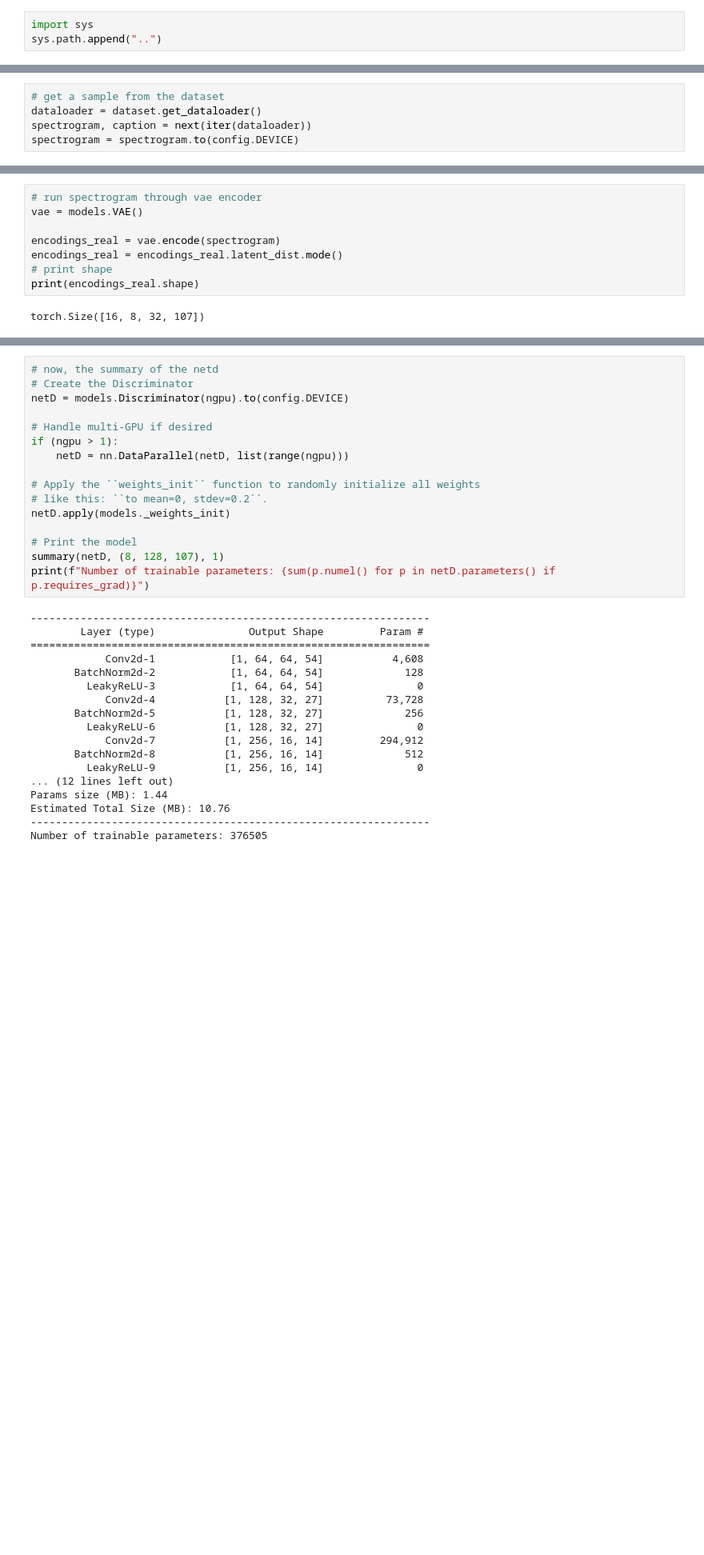
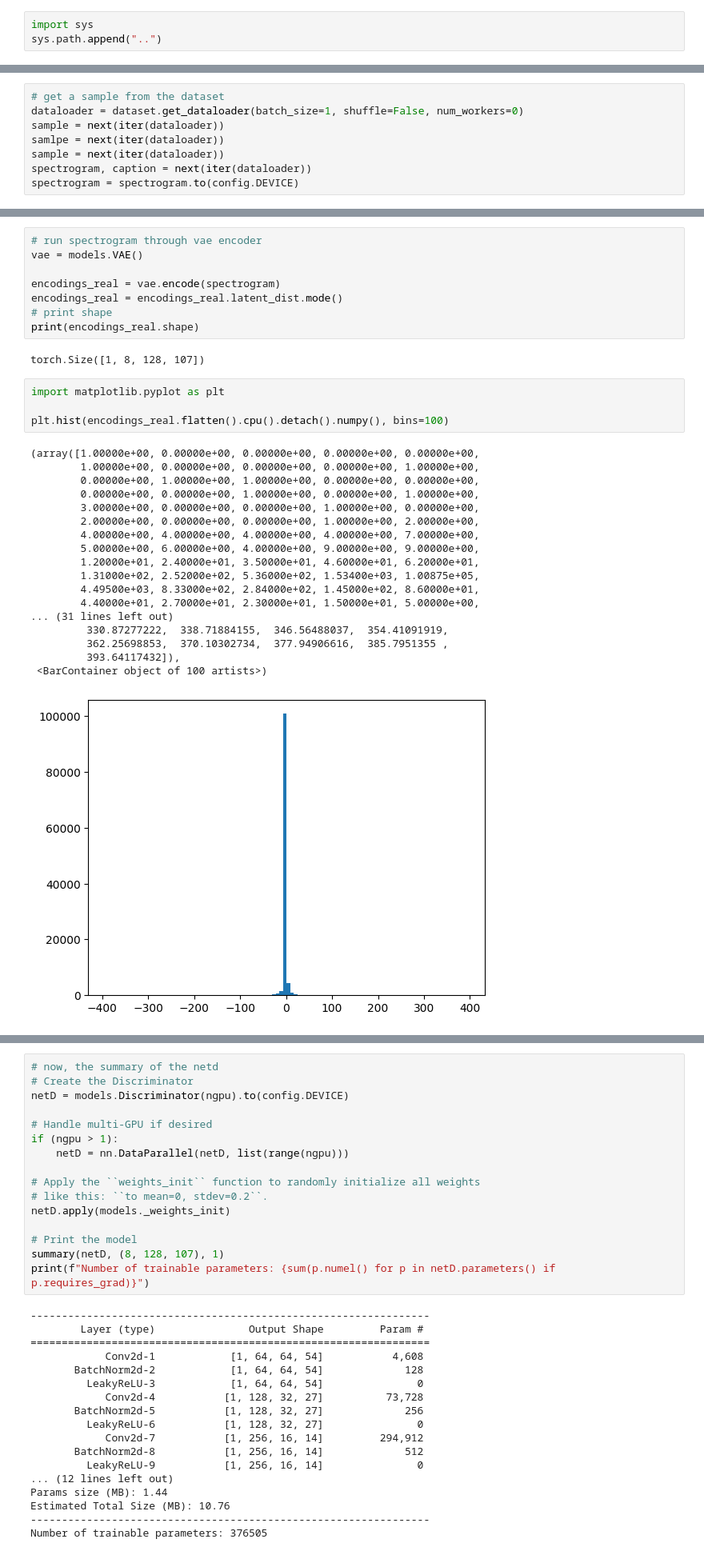
Before and after one commit to ctrlMarcio/FEUP-Synthesizing-Audio-from-Textual-Input, a Jupyter notebook: notebooks/ganmix/notebooks/test_models.ipynb, the cells around one changed output, grey strips where cells are left out. Shown at 80% size. Saved outputs shown, nothing was run; the diff lists cells and outputs as text; blank space fills up the shorter version.

```diff
--- a/notebooks/ganmix/notebooks/test_models.ipynb
+++ b/notebooks/ganmix/notebooks/test_models.ipynb
@@ -18,5 +18,8 @@ To enable the following instructions: AVX2 AVX512F AVX512_VNNI FMA, in other ope
 # %%
 # get a sample from the dataset
-dataloader = dataset.get_dataloader()
+dataloader = dataset.get_dataloader(batch_size=1, shuffle=False, num_workers=0)
+sample = next(iter(dataloader))
+samlpe = next(iter(dataloader))
+sample = next(iter(dataloader))
 spectrogram, caption = next(iter(dataloader))
 spectrogram = spectrogram.to(config.DEVICE)
@@ -29,5 +36,28 @@ encodings_real = encodings_real.latent_dist.mode()
 # print shape
 print(encodings_real.shape)
 # %% [output]
-torch.Size([16, 8, 32, 107])
+torch.Size([1, 8, 128, 107])
+# %%
+import matplotlib.pyplot as plt
+
+plt.hist(encodings_real.flatten().cpu().detach().numpy(), bins=100)
+# %% [output]
+(array([1.00000e+00, 0.00000e+00, 0.00000e+00, 0.00000e+00, 0.00000e+00,
+        1.00000e+00, 0.00000e+00, 0.00000e+00, 0.00000e+00, 1.00000e+00,
+        0.00000e+00, 1.00000e+00, 1.00000e+00, 0.00000e+00, 0.00000e+00,
+        0.00000e+00, 0.00000e+00, 1.00000e+00, 0.00000e+00, 1.00000e+00,
+        3.00000e+00, 0.00000e+00, 0.00000e+00, 1.00000e+00, 0.00000e+00,
+        2.00000e+00, 0.00000e+00, 0.00000e+00, 1.00000e+00, 2.00000e+00,
+        4.00000e+00, 4.00000e+00, 4.00000e+00, 4.00000e+00, 7.00000e+00,
+        5.00000e+00, 6.00000e+00, 4.00000e+00, 9.00000e+00, 9.00000e+00,
+        1.20000e+01, 2.40000e+01, 3.50000e+01, 4.60000e+01, 6.20000e+01,
+        1.31000e+02, 2.52000e+02, 5.36000e+02, 1.53400e+03, 1.00875e+05,
+        4.49500e+03, 8.33000e+02, 2.84000e+02, 1.45000e+02, 8.60000e+01,
+        4.40000e+01, 2.70000e+01, 2.30000e+01, 1.50000e+01, 5.00000e+00,
+... (31 lines left out)
+         330.87277222,  338.71884155,  346.56488037,  354.41091919,
+         362.25698853,  370.10302734,  377.94906616,  385.7951355 ,
+         393.64117432]),
+ <BarContainer object of 100 artists>)
+[figure, added]
 # %%
```
Also changed, not shown: parts of 4 cells of this notebook, 7 other files.
